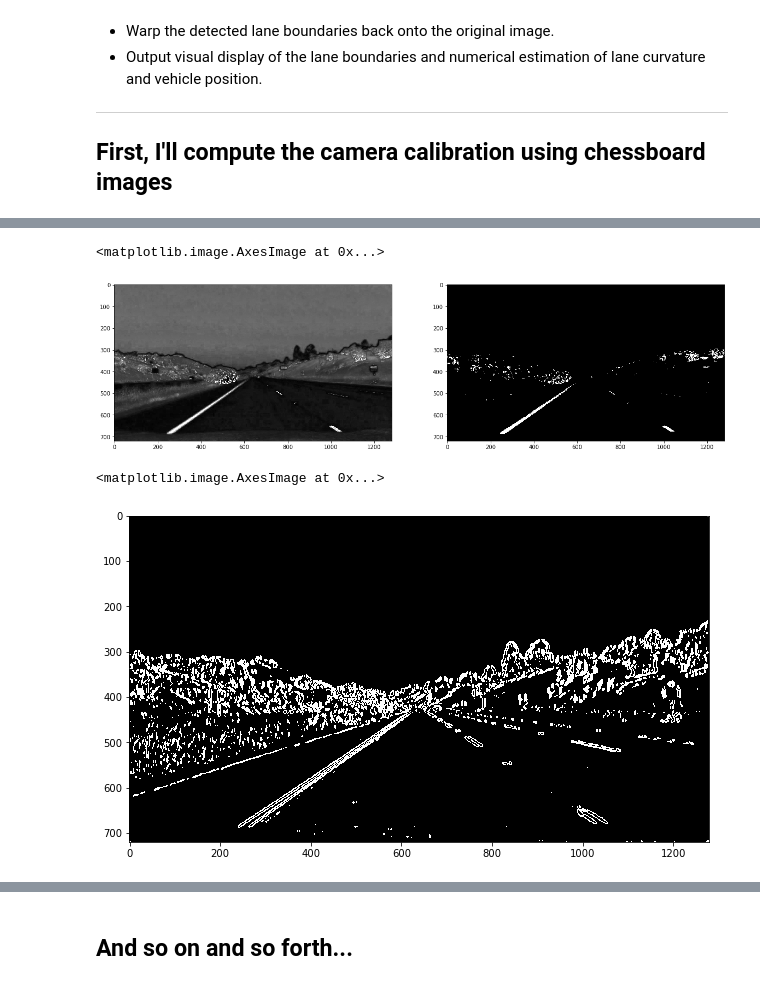
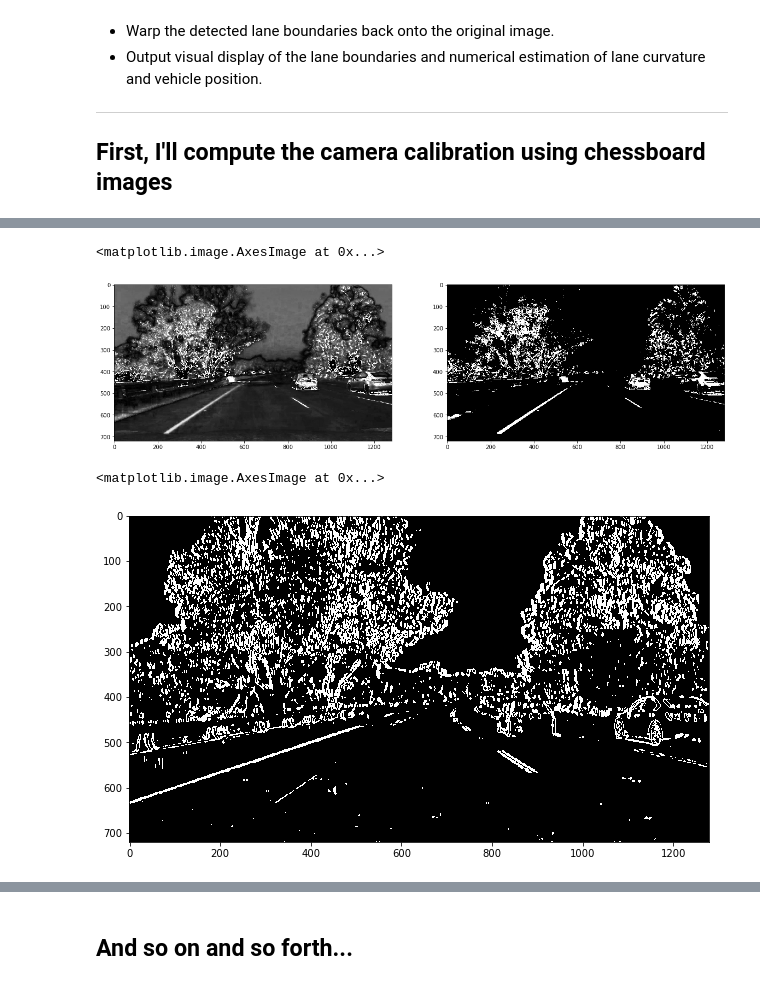
Before and after one commit to artongdou/CarND-Advanced-Lane-Lines, a Jupyter notebook: adv_lane_finding.ipynb, the cells around one changed output, grey strips where cells are left out. Drawn from its saved outputs; the diff is of its cells as text; code cells hidden in the pictures.

```diff
--- a/adv_lane_finding.ipynb
+++ b/adv_lane_finding.ipynb
@@ -76,8 +76,8 @@ for fname in images:
     dst = cv2.undistort(img, mtx, dist, None, None)
     cv2.imwrite(os.path.join(dir_output_undist,fname.split('/')[-1]), dst)
 # %%
-img = cv2.imread('./test_images/test2.jpg')
-# img = cv2.imread('./data/frame1040.jpg')
+# img = cv2.imread('./test_images/test2.jpg')
+img = cv2.imread('./data/frame1000.jpg')
 # dst = cv2.undistort(img, mtx, dist, None, None)
 hsv = cv2.cvtColor(img, cv2.COLOR_BGR2HSV)
 h = hsv[:,:,0]
@@ -101,30 +101,30 @@ plt.imshow(blank, cmap="gray")
 # %%
 def hls_select_with_s(img, thresh=(0,255)):
     hls = cv2.cvtColor(img, cv2.COLOR_BGR2HLS)
     s = hls[:,:,2]
     l = hls[:,:,1]
     bin_img = np.zeros_like(s)
     # bin_img[(thresh[0] < l) & (l <= thresh[1])] = 1
     bin_img[(thresh[0] < s) & (s <= thresh[1])] = 1
     return s, bin_img
 
 def hls_select(img, thresh=(0,255)):
     s, bin_img = hls_select_with_s(img, thresh)
     return bin_img
 
-# img = cv2.imread('./data/frame1040.jpg')
-img = cv2.imread('./test_images/straight_lines1.jpg')
+img = cv2.imread('./data/frame1019.jpg')
+# img = cv2.imread('./test_images/straight_lines1.jpg')
 dst = cv2.undistort(img, mtx, dist, None, None)
 
 s, bin_img = hls_select_with_s(img, (120,255))
 plt.subplots(1,2,figsize=(20,10))
 plt.subplot(121)
 plt.imshow(s, cmap='gray')
 plt.subplot(122)
 plt.imshow(bin_img, cmap="gray")
 # %% [output]
 <matplotlib.image.AxesImage at 0x...>
-[figure, old version]
+[figure, new version]
 # %%
 def sobel_1Dselect(img, axis='x', sobel_kernel=3, thresh=(0,255)):
     gray = cv2.cvtColor(img, cv2.COLOR_BGR2GRAY)
@@ -142,7 +142,7 @@ fig, ax = plt.subplots(figsize=(12, 6))
 ax.imshow(bin_img, cmap="gray")
 # %% [output]
 <matplotlib.image.AxesImage at 0x...>
-[figure, old version]
+[figure, new version]
 # %%
 bin_img = sobel_1Dselect(img,'y', 7, (50,100))
 fig, ax = plt.subplots(figsize=(12, 6))
```
Also changed, not shown: parts of 11 cells of this notebook, 1 other file.
